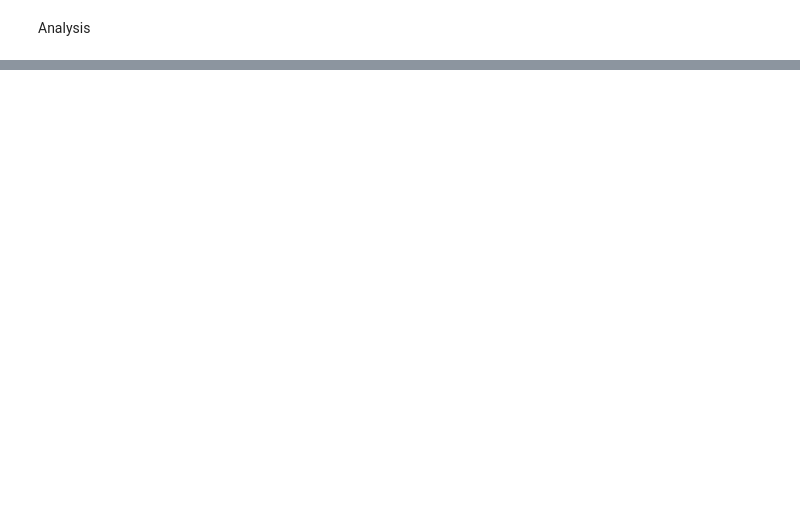
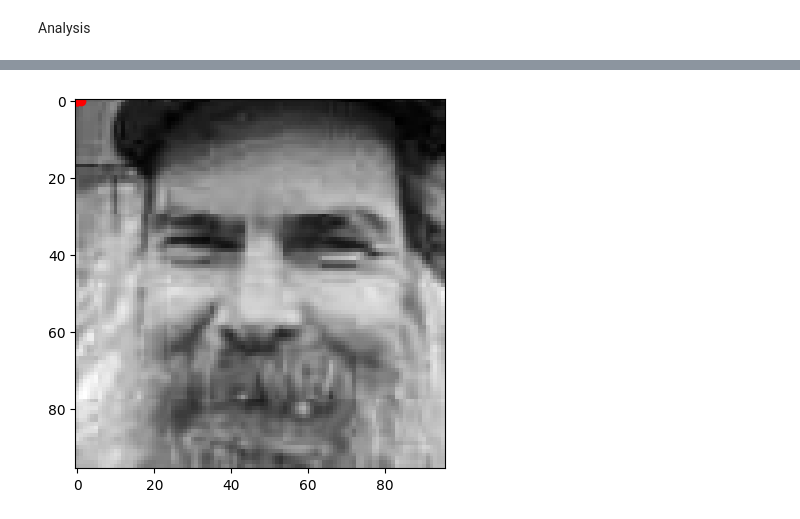
Before and after one commit to lmarieta/FaceRecognition, a Jupyter notebook: Face_recognition.ipynb, the cells around one changed output, grey strips where cells are left out. Drawn from its saved outputs; the diff is of its cells as text; code cells hidden in the pictures; blank space fills up the shorter version.

```diff
--- a/Face_recognition.ipynb
+++ b/Face_recognition.ipynb
@@ -250,6 +261,8 @@ x_submission = df_submission['im_submission']
 nan_indices_submission = x_submission.index[x_submission.isnull().any(axis=1)].tolist()
 # Drop rows containing NaN values
 x_submission = x_submission.drop(x_submission.index[nan_indices_submission])
+if model_type == 'Convolutions' :
+  x_submission = x_submission.to_numpy().reshape(-1, pixel_num, pixel_num, 1)
 
 # Make predictions
 predictions_submission = model.predict(x_submission)
@@ -281,9 +294,14 @@ mask = mask.reshape(constrained_predictions_submission.shape)
 constrained_predictions_submission[~mask] = np.nan
 
 # Plot the first image in the DataFrame
-image = np.array(x_submission.iloc[-1,:])  # Convert the Series to a NumPy array
-image = image.reshape((96, 96))  # Reshape the array to the desired image dimensions
-predicted_keypoints = constrained_predictions_submission[-1].reshape((15, 2))
+ii = -1
+if model_type == 'Single hidden layer':
+  image = np.array(x_submission.iloc[ii,:])
+  image = image.reshape((96, 96))  # Reshape the array to the desired image dimensions
+elif model_type == 'Convolutions':
+  image = x_submission[ii]
+  image = image.reshape((96, 96))
+predicted_keypoints = constrained_predictions_submission[ii].reshape((15, 2))
 plt.scatter(predicted_keypoints[:, 0], predicted_keypoints[:, 1], c='r', marker='o')
 plt.imshow(image, cmap='gray')
 plt.show()
@@ -305,3 +323,4 @@ submission.rename(columns={0: 'RowId','Value': 'Location'}, inplace=True)
 
 # Write to csv file
 submission.to_csv('/content/simple_model_submission.csv',index=False)
+# %% [output]
@@ -307,0 +328 @@ submission.to_csv('/content/simple_model_submission.csv',index=False)
+[figure, added]
```
Also changed, not shown: parts of 9 cells of this notebook.
